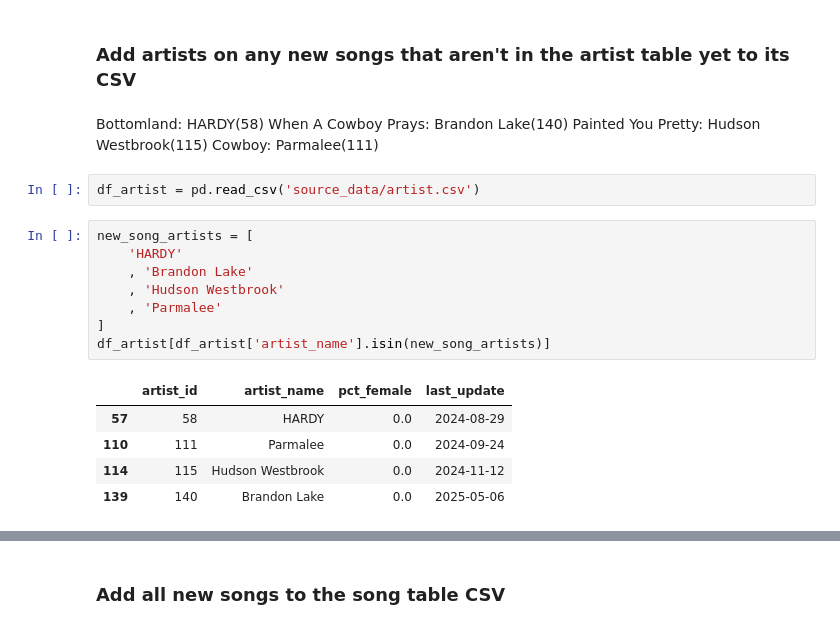
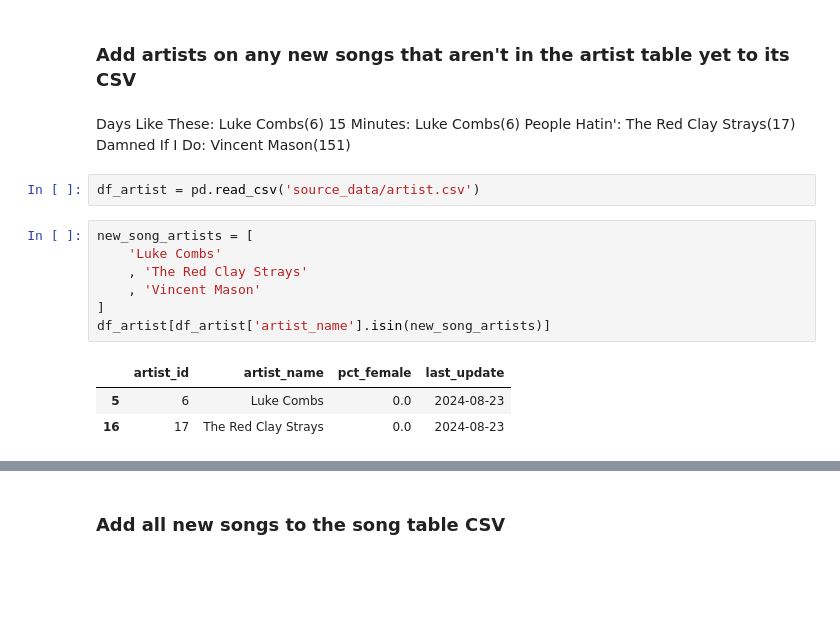
Before and after one commit to jwmanahan/billboard, a Jupyter notebook: add_new_week.ipynb, the cells around one changed output, grey strips where cells are left out. Saved outputs shown, nothing was run; the diff lists cells and outputs as text; blank space fills up the shorter version.

```diff
--- a/add_new_week.ipynb
+++ b/add_new_week.ipynb
@@ -145,26 +148,23 @@ print(list(new_song_to_rank.keys()))
 # %% [markdown]
 ### Add artists on any new songs that aren't in the artist table yet to its CSV
 # %% [markdown]
-Bottomland: HARDY(58)
-When A Cowboy Prays: Brandon Lake(140)
-Painted You Pretty: Hudson Westbrook(115)
-Cowboy: Parmalee(111)
+Days Like These: Luke Combs(6)
+15 Minutes: Luke Combs(6)
+People Hatin': The Red Clay Strays(17)
+Damned If I Do: Vincent Mason(151)
 # %%
 df_artist = pd.read_csv('source_data/artist.csv')
 # %%
 new_song_artists = [
-    'HARDY'
-    , 'Brandon Lake'
-    , 'Hudson Westbrook'
-    , 'Parmalee'
+    'Luke Combs'
+    , 'The Red Clay Strays'
+    , 'Vincent Mason'
 ]
 df_artist[df_artist['artist_name'].isin(new_song_artists)]
 # %% [output]
 |  | artist_id | artist_name | pct_female | last_update |
-| 57 | 58 | HARDY | 0.0 | 2024-08-29 |
-| 110 | 111 | Parmalee | 0.0 | 2024-09-24 |
-| 114 | 115 | Hudson Westbrook | 0.0 | 2024-11-12 |
-| 139 | 140 | Brandon Lake | 0.0 | 2025-05-06 |
+| 5 | 6 | Luke Combs | 0.0 | 2024-08-23 |
+| 16 | 17 | The Red Clay Strays | 0.0 | 2024-08-23 |
 # %%
 df_artist['artist_id'].max()
 # %% [output]
```
Also changed, not shown: parts of 26 cells of this notebook, 6 other files.
